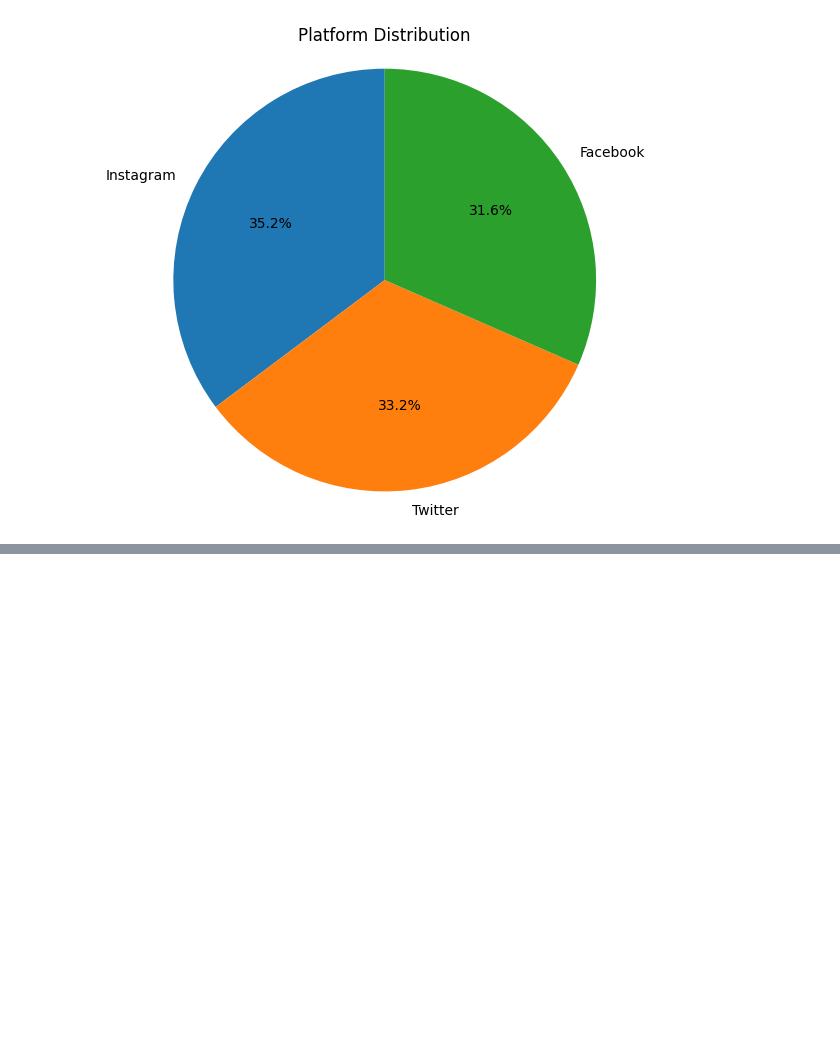
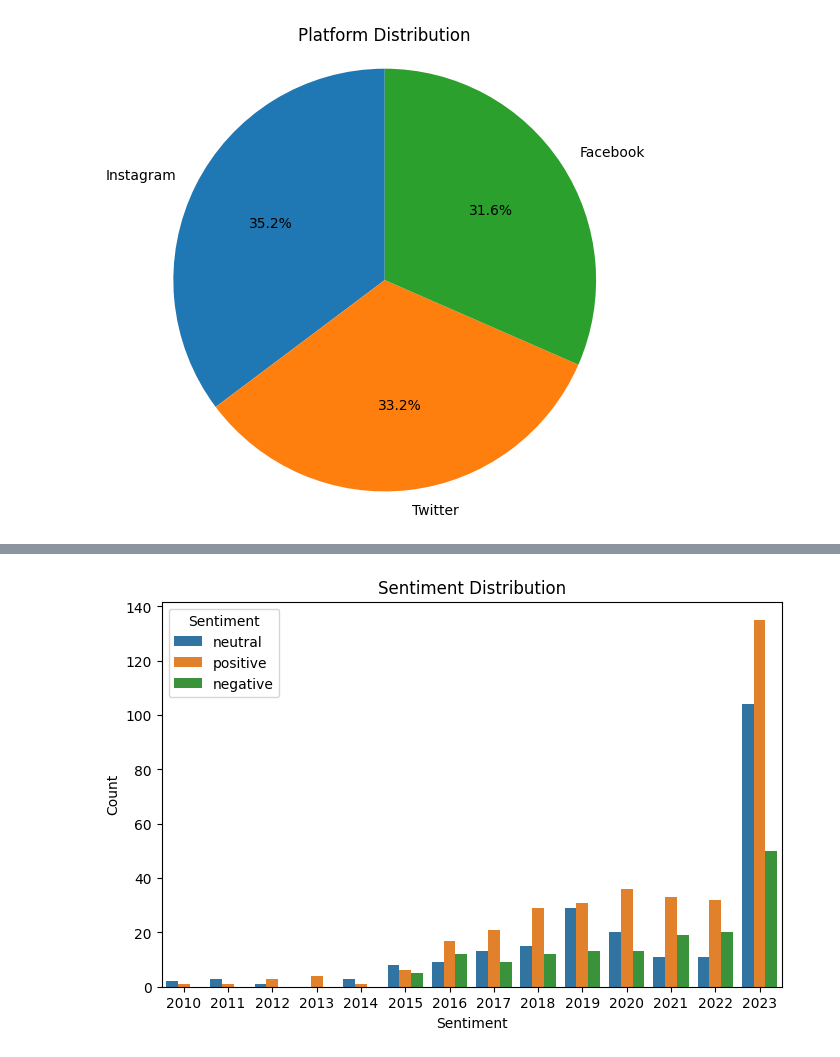
Before and after one commit to GAKIZAB/Analyse-des-tendances-de-consommation-sur-les-r-seaux-sociaux, a Jupyter notebook: Analyse_des_tendances.ipynb, the cells around one changed output, grey strips where cells are left out. Cells and saved outputs as stored; diff of their text form; code cells hidden in the pictures; blank space fills up the shorter version.

```diff
--- a/Analyse_des_tendances.ipynb
+++ b/Analyse_des_tendances.ipynb
@@ -114 +319,10 @@ plt.show()
+# %%
+plt.figure(figsize=(8,5))
+sns.countplot(x='Year', hue='Sentiment', data=df)
+plt.title('Sentiment Distribution')
+plt.xlabel('Sentiment')
+plt.ylabel('Count')
+plt.show()
+# %% [output]
+[figure, added]
 # %%
```
Also changed, not shown: parts of 21 cells of this notebook.
